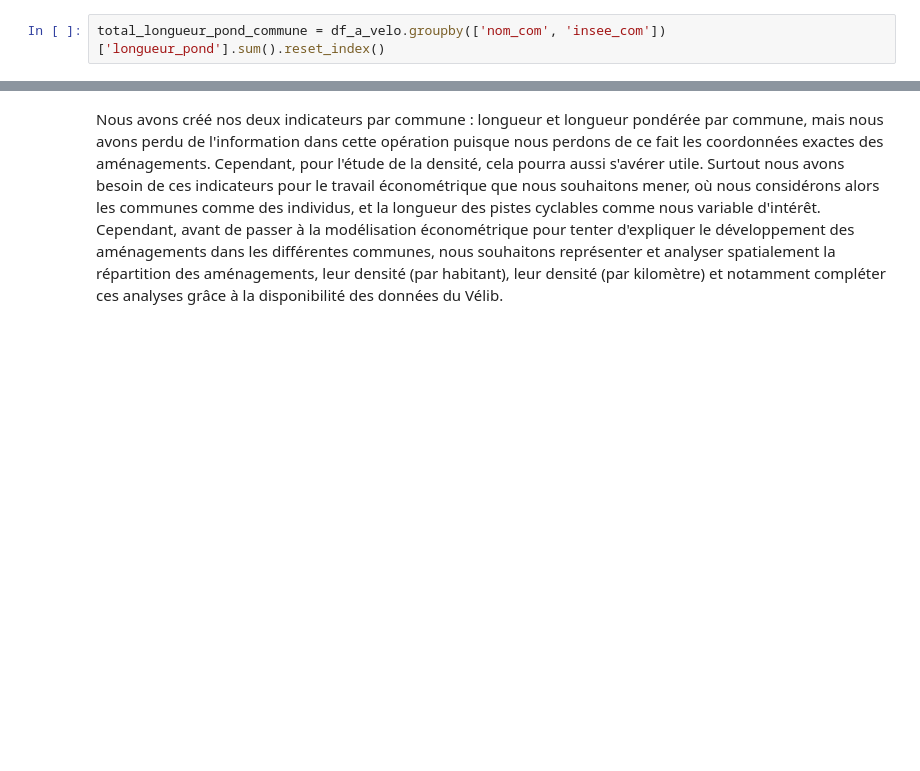
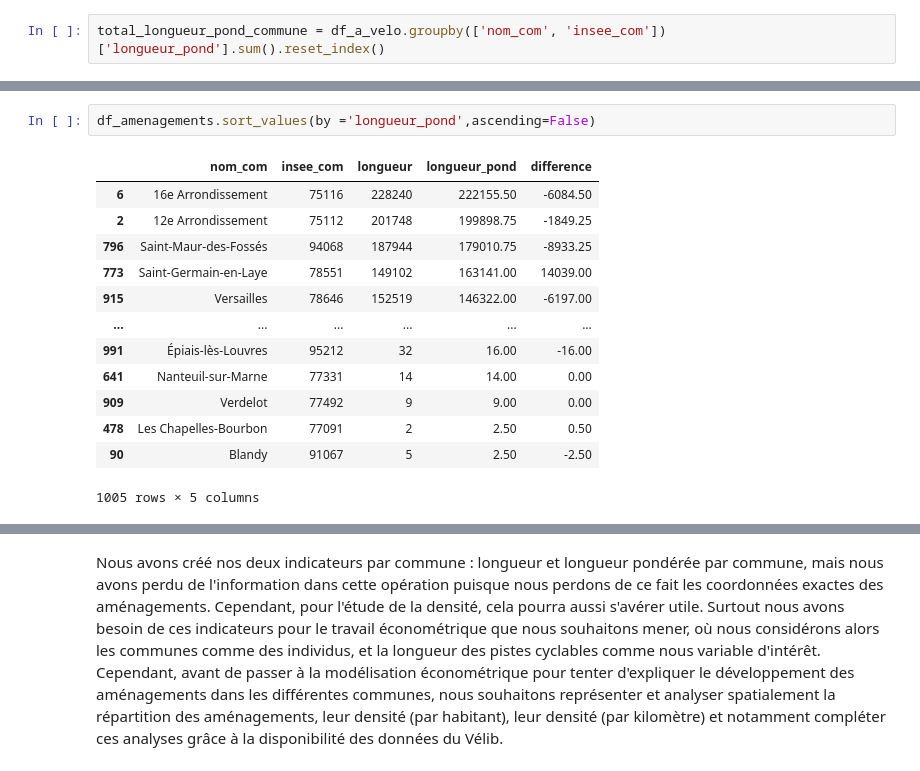
Before and after one commit to christellenguenang/Projet_Catherine_Christelle, a Jupyter notebook: 1_traitement_analyse.ipynb, the cells around one changed output, grey strips where cells are left out. Saved outputs shown, nothing was run; the diff lists cells and outputs as text; blank space fills up the shorter version.

```diff
--- a/1_traitement_analyse.ipynb
+++ b/1_traitement_analyse.ipynb
@@ -287,0 +303,16 @@ df_amenagements.sample(10)
+# %%
+df_amenagements.sort_values(by ='longueur_pond',ascending=False)
+# %% [output]
+|  | nom_com | insee_com | longueur | longueur_pond | difference |
+| 6 | 16e Arrondissement | 75116 | 228240 | 222155.50 | -6084.50 |
+| 2 | 12e Arrondissement | 75112 | 201748 | 199898.75 | -1849.25 |
+| 796 | Saint-Maur-des-Fossés | 94068 | 187944 | 179010.75 | -8933.25 |
+| 773 | Saint-Germain-en-Laye | 78551 | 149102 | 163141.00 | 14039.00 |
+| 915 | Versailles | 78646 | 152519 | 146322.00 | -6197.00 |
+| ... | ... | ... | ... | ... | ... |
+| 991 | Épiais-lès-Louvres | 95212 | 32 | 16.00 | -16.00 |
+| 641 | Nanteuil-sur-Marne | 77331 | 14 | 14.00 | 0.00 |
+| 909 | Verdelot | 77492 | 9 | 9.00 | 0.00 |
+| 478 | Les Chapelles-Bourbon | 77091 | 2 | 2.50 | 0.50 |
+| 90 | Blandy | 91067 | 5 | 2.50 | -2.50 |
+1005 rows × 5 columns
```
Also changed, not shown: parts of 11 cells of this notebook.
